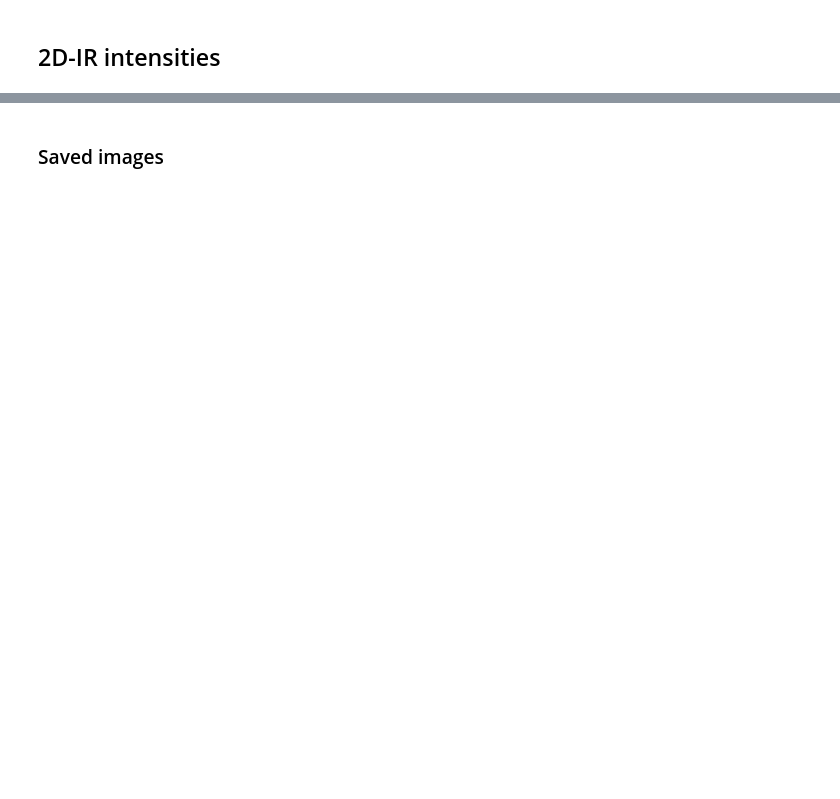
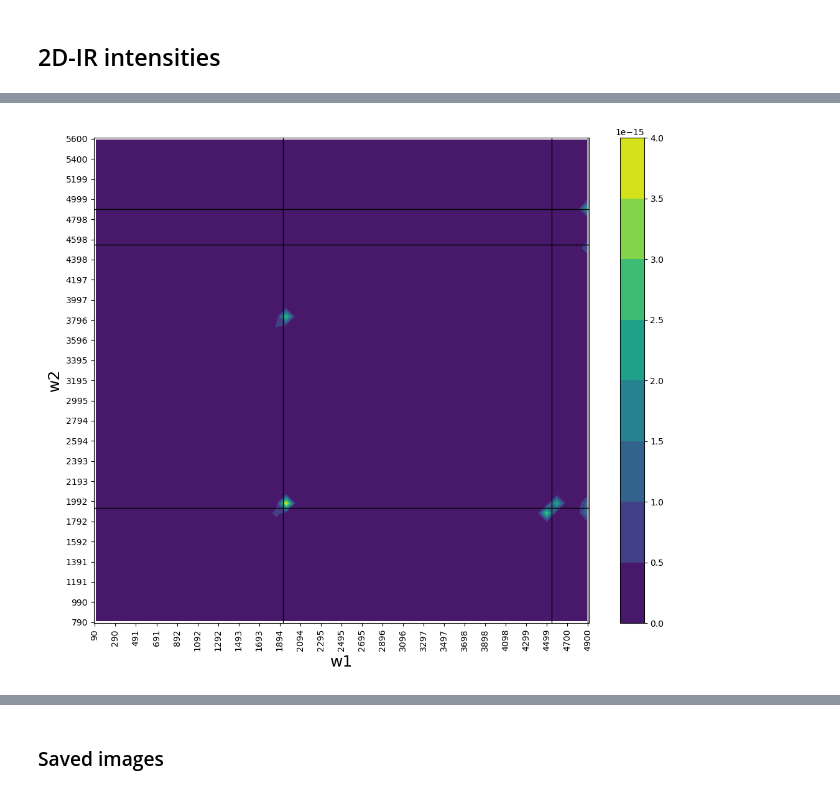
Before and after one commit to wilson-gv-project/wilson-gv, a Jupyter notebook: spectrum2d.ipynb, the cells around one changed output, grey strips where cells are left out. Cells and saved outputs as stored; diff of their text form; code cells hidden in the pictures; blank space fills up the shorter version.

```diff
--- a/spectrum2d.ipynb
+++ b/spectrum2d.ipynb
@@ -93,5 +55,34 @@ print(freqs)
 # %% [markdown]
 ## 2D-IR intensities
+# %%
+# one term function with given pattern of derivatives
+def avrgterm(todo, alpha, beta, gamma, delta, dmu, dalpha):
+    f = dmu[len(todo[0])-1][(beta,) + todo[0]]
+    s = dalpha[len(todo[1])-1][(alpha, delta,) + todo[1]]
+    t = dmu[len(todo[2])-1][(gamma,) + todo[2]]
+
+    return f * s * t
+
+# average over given suscept_tensor_comp
+def orientavr(suscept_tensor_comp, todo, dmu, dalpha):
+    ders_avrg = []
+
+    for alpha in suscept_tensor_comp[0]:
+        for beta in suscept_tensor_comp[1]:
+            for gamma in suscept_tensor_comp[2]:
+                for delta in suscept_tensor_comp[3]:
+
+                    ders_avrg.append(avrgterm(todo, alpha, beta, gamma, delta, dmu, dalpha))
+
+    avrgders = sum(ders_avrg) / len(ders_avrg)
+    return avrgders
+
+# dmu = [deriv_mu_first, deriv_mu_second]
+# dalpha = [deriv_alpha_first, deriv_alpha_second]
+
+# todo = [(2,), (1,), (2, 1,)]
+# avrgterm(todo, 2, 2, 2, 2)
+# orientavr([(2,), (2,), (2,), (2,)], todo)
 # %%
 # w1, w1-w2
 import math
@@ -540,0 +371,6 @@ plt.show()
+# %%
+settings = {'el_t2':True, 'mech_on':True, 'mech_t2':False, 'mech_t3':False, 'w1mw2_axis': False, 'printing': False}
+
+plotspectrum(ranges, data, settings)
+# %% [output]
+[figure, added]
```
Also changed, not shown: parts of 13 cells of this notebook, 1 other file.
